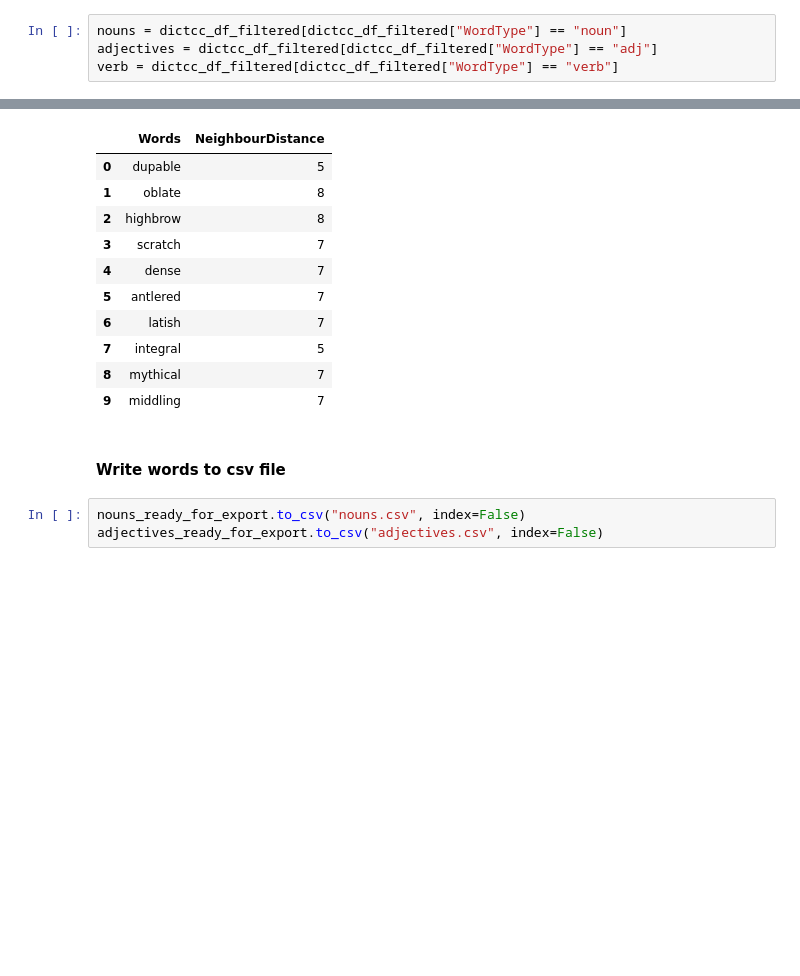
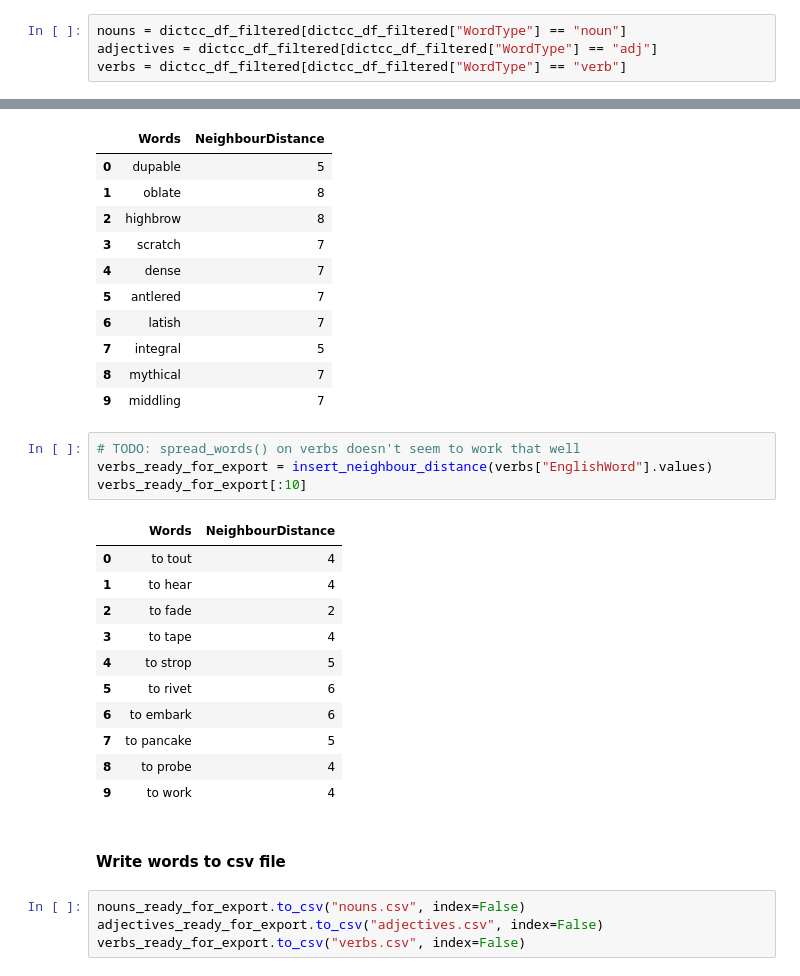
Before and after one commit to sdaros/placeword, a Jupyter notebook: dictcc_dictionary.ipynb, the cells around one changed output, grey strips where cells are left out. Saved outputs shown, nothing was run; the diff lists cells and outputs as text; blank space fills up the shorter version.

```diff
--- a/dictcc_dictionary.ipynb
+++ b/dictcc_dictionary.ipynb
@@ -161,7 +163,7 @@ Name: WordType, dtype: int64
 # %%
 nouns = dictcc_df_filtered[dictcc_df_filtered["WordType"] == "noun"]
 adjectives = dictcc_df_filtered[dictcc_df_filtered["WordType"] == "adj"]
-verb = dictcc_df_filtered[dictcc_df_filtered["WordType"] == "verb"]
+verbs = dictcc_df_filtered[dictcc_df_filtered["WordType"] == "verb"]
 # %% [markdown]
 #### a) smart selection of words
 # %% [markdown]
@@ -239,8 +241,25 @@ adjectives_ready_for_export[:10]
 | 7 | integral | 5 |
 | 8 | mythical | 7 |
 | 9 | middling | 7 |
+# %%
+# TODO: spread_words() on verbs doesn't seem to work that well
+verbs_ready_for_export = insert_neighbour_distance(verbs["EnglishWord"].values)
+verbs_ready_for_export[:10]
+# %% [output]
+|  | Words | NeighbourDistance |
+| 0 | to tout | 4 |
+| 1 | to hear | 4 |
+| 2 | to fade | 2 |
+| 3 | to tape | 4 |
+| 4 | to strop | 5 |
+| 5 | to rivet | 6 |
+| 6 | to embark | 6 |
+| 7 | to pancake | 5 |
+| 8 | to probe | 4 |
+| 9 | to work | 4 |
 # %% [markdown]
 #### Write words to csv file
 # %%
 nouns_ready_for_export.to_csv("nouns.csv", index=False)
 adjectives_ready_for_export.to_csv("adjectives.csv", index=False)
+verbs_ready_for_export.to_csv("verbs.csv", index=False)
```
Also changed, not shown: parts of 6 cells of this notebook, 1 other file.
